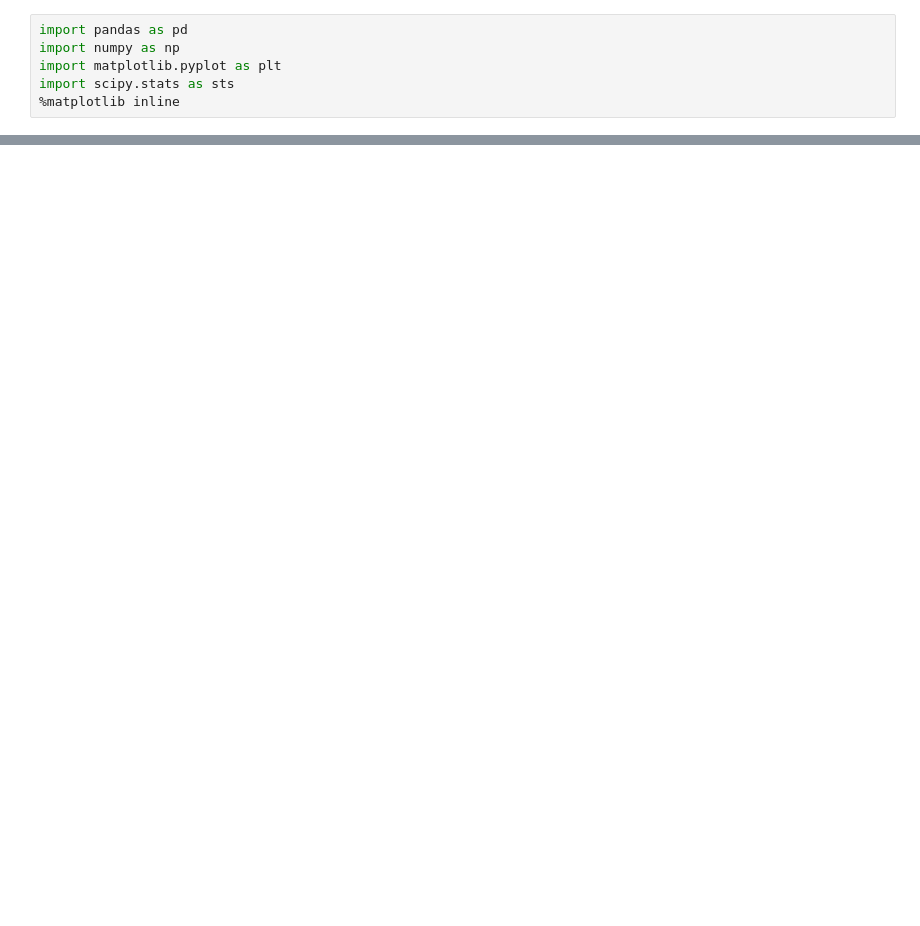
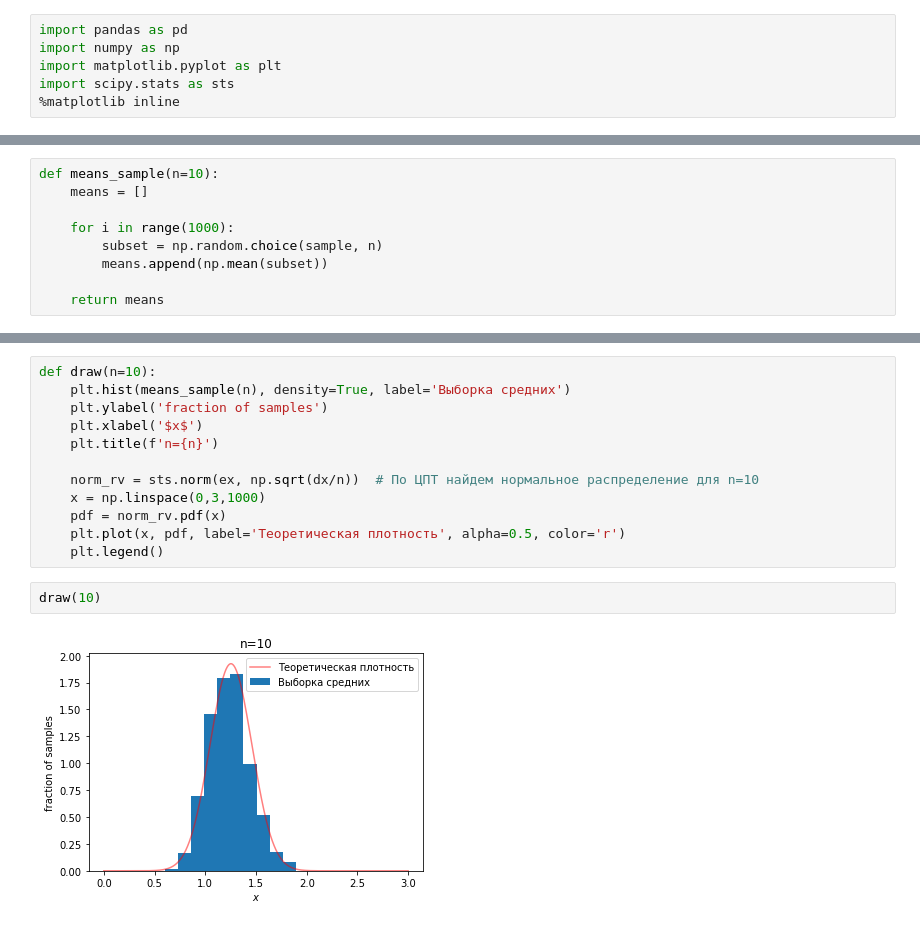
Before and after one commit to Afsent/coursera-ml, a Jupyter notebook: Mathematics and Python for data analysis/Statistics/Central Limit Theorem.ipynb, the cells around one changed output, grey strips where cells are left out. Cells and saved outputs as stored; diff of their text form; blank space fills up the shorter version.

Commit message:
Add hist and kde

```diff
--- a/Mathematics and Python for data analysis/Statistics/Central Limit Theorem.ipynb
+++ b/Mathematics and Python for data analysis/Statistics/Central Limit Theorem.ipynb
@@ -32,0 +52,9 @@ plt.legend()
+# %%
+def means_sample(n=10):
+    means = []
+
+    for i in range(1000):
+        subset = np.random.choice(sample, n)
+        means.append(np.mean(subset))
+
+    return means
@@ -32,0 +63,16 @@ plt.legend()
+# %%
+def draw(n=10):
+    plt.hist(means_sample(n), density=True, label='Выборка средних')
+    plt.ylabel('fraction of samples')
+    plt.xlabel('$x$')
+    plt.title(f'n={n}')
+
+    norm_rv = sts.norm(ex, np.sqrt(dx/n))  # По ЦПТ найдем нормальное распределение для n=10
+    x = np.linspace(0,3,1000)
+    pdf = norm_rv.pdf(x)
+    plt.plot(x, pdf, label='Теоретическая плотность', alpha=0.5, color='r')
+    plt.legend()
+# %%
+draw(10)
+# %% [output]
+[figure, added]
```
Also changed, not shown: parts of 13 cells of this notebook.
